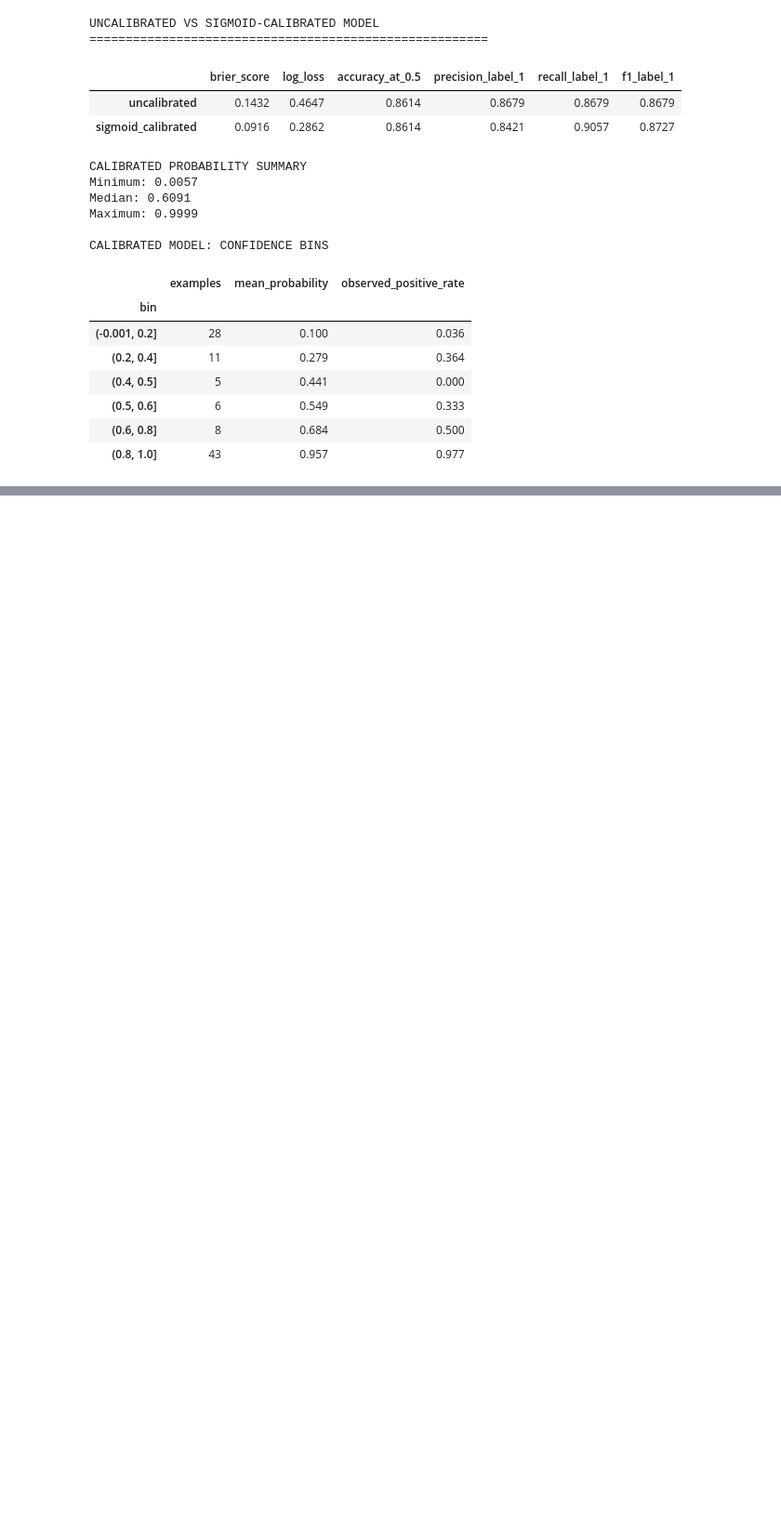
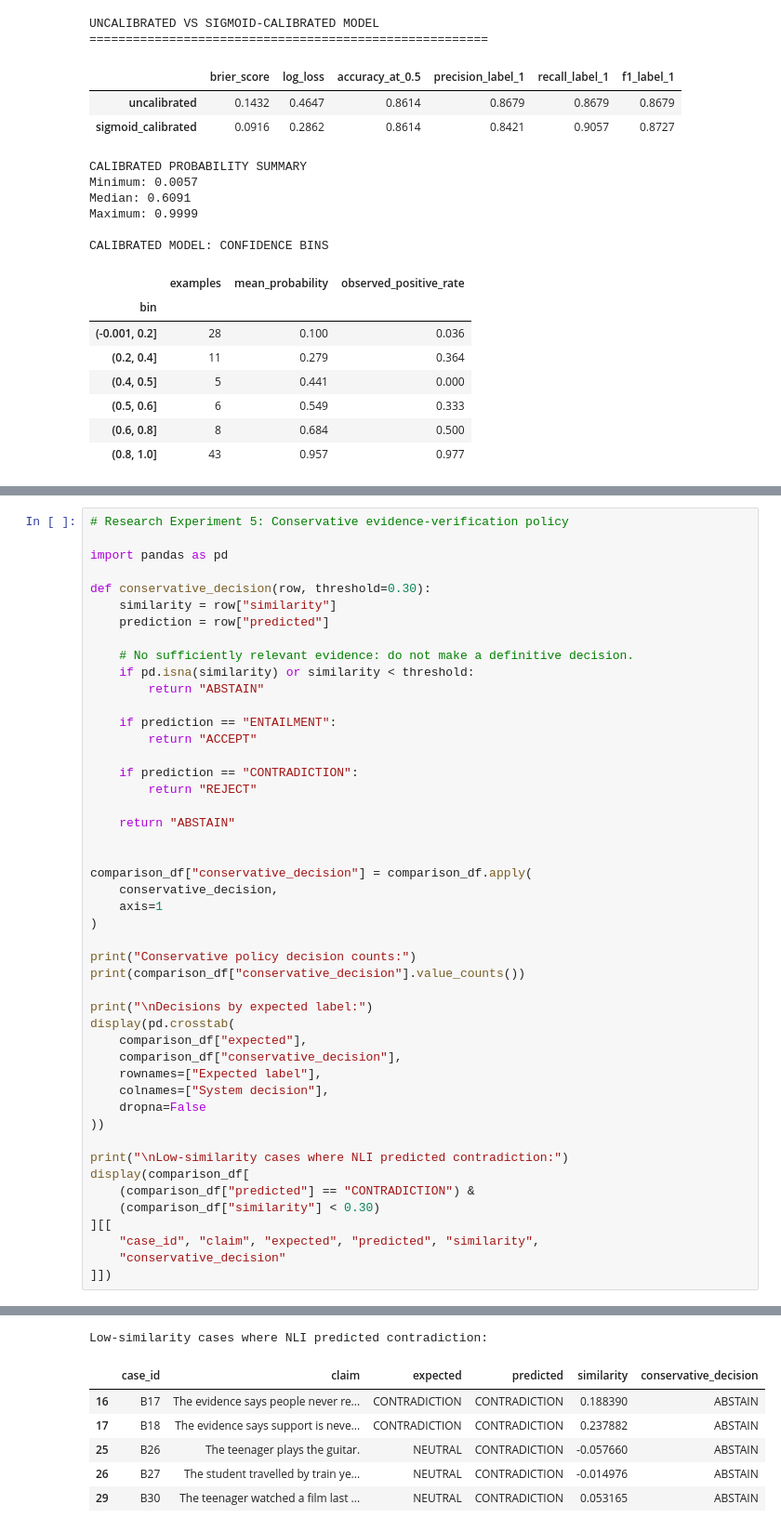
Before and after one commit to anushreeg1975/Trustworthy-MentalAI, a Jupyter notebook: mental_ai.ipynb, the cells around one changed output, grey strips where cells are left out. Shown at 93% size. Saved outputs shown, nothing was run; the diff lists cells and outputs as text; blank space fills up the shorter version.

```diff
--- a/mental_ai.ipynb
+++ b/mental_ai.ipynb
@@ -14380,0 +18190,48 @@ CALIBRATED MODEL: CONFIDENCE BINS
+# %%
+# Research Experiment 5: Conservative evidence-verification policy
+
+import pandas as pd
+
+def conservative_decision(row, threshold=0.30):
+    similarity = row["similarity"]
+    prediction = row["predicted"]
+
+    # No sufficiently relevant evidence: do not make a definitive decision.
+    if pd.isna(similarity) or similarity < threshold:
+        return "ABSTAIN"
+
+    if prediction == "ENTAILMENT":
+        return "ACCEPT"
+
+    if prediction == "CONTRADICTION":
+        return "REJECT"
+
+    return "ABSTAIN"
+
+
+comparison_df["conservative_decision"] = comparison_df.apply(
+    conservative_decision,
+    axis=1
+)
+
+print("Conservative policy decision counts:")
+print(comparison_df["conservative_decision"].value_counts())
+
+print("\nDecisions by expected label:")
+display(pd.crosstab(
+    comparison_df["expected"],
+    comparison_df["conservative_decision"],
+    rownames=["Expected label"],
+    colnames=["System decision"],
+    dropna=False
+))
+
+print("\nLow-similarity cases where NLI predicted contradiction:")
+display(comparison_df[
+    (comparison_df["predicted"] == "CONTRADICTION") &
+    (comparison_df["similarity"] < 0.30)
+][[
+    "case_id", "claim", "expected", "predicted", "similarity",
+    "conservative_decision"
+]])
+# %% [output]
@@ -14380,0 +18251,7 @@ CALIBRATED MODEL: CONFIDENCE BINS
+Low-similarity cases where NLI predicted contradiction:
+|  | case_id | claim | expected | predicted | similarity | conservative_decision |
+| 16 | B17 | The evidence says people never re... | CONTRADICTION | CONTRADICTION | 0.188390 | ABSTAIN |
+| 17 | B18 | The evidence says support is neve... | CONTRADICTION | CONTRADICTION | 0.237882 | ABSTAIN |
+| 25 | B26 | The teenager plays the guitar. | NEUTRAL | CONTRADICTION | -0.057660 | ABSTAIN |
+| 26 | B27 | The student travelled by train ye... | NEUTRAL | CONTRADICTION | -0.014976 | ABSTAIN |
+| 29 | B30 | The teenager watched a film last ... | NEUTRAL | CONTRADICTION | 0.053165 | ABSTAIN |
```
Also changed, not shown: parts of 108 cells of this notebook, 2 other files.
